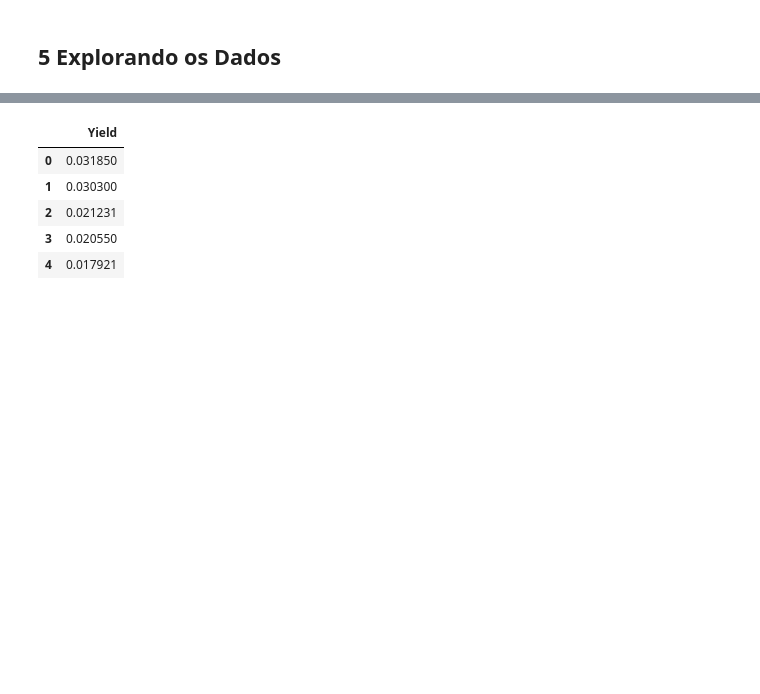
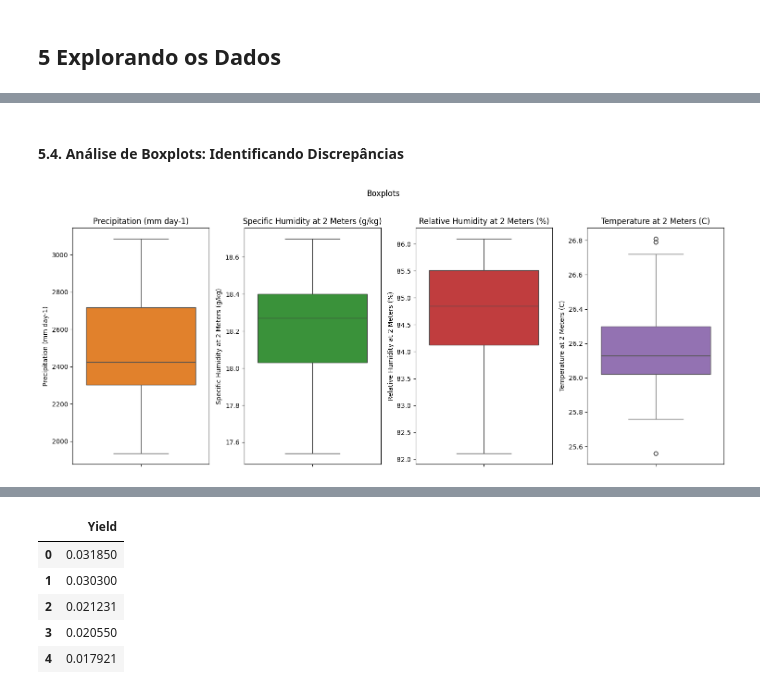
Before and after one commit to insanedays/crop_forecast, a Jupyter notebook: notebook.ipynb, the cells around one changed output, grey strips where cells are left out. Drawn from its saved outputs; the diff is of its cells as text; code cells hidden in the pictures; blank space fills up the shorter version.

```diff
--- a/notebook.ipynb
+++ b/notebook.ipynb
@@ -237,0 +252,20 @@ In summary, normalization is a critical preprocessing step for algorithms that u
+# %% [markdown]
+#### **5.4. Análise de Boxplots: Identificando Discrepâncias**
+# %%
+plt.figure(figsize=(15, 6))
+plt.suptitle(f'Boxplots', y=1.02)
+
+variaveis = ['Precipitation (mm day-1)',
+             'Specific Humidity at 2 Meters (g/kg)',
+             'Relative Humidity at 2 Meters (%)',
+             'Temperature at 2 Meters (C)']
+
+for i, var in enumerate(variaveis, 1):
+    plt.subplot(1, 4, i)
+    sns.boxplot(y=df_numeric[var], color=f'C{i}')
+    plt.title(var)
+
+plt.tight_layout()
+plt.show()
+# %% [output]
+[figure, added]
```
Also changed, not shown: parts of 48 cells of this notebook, 1 other file.
